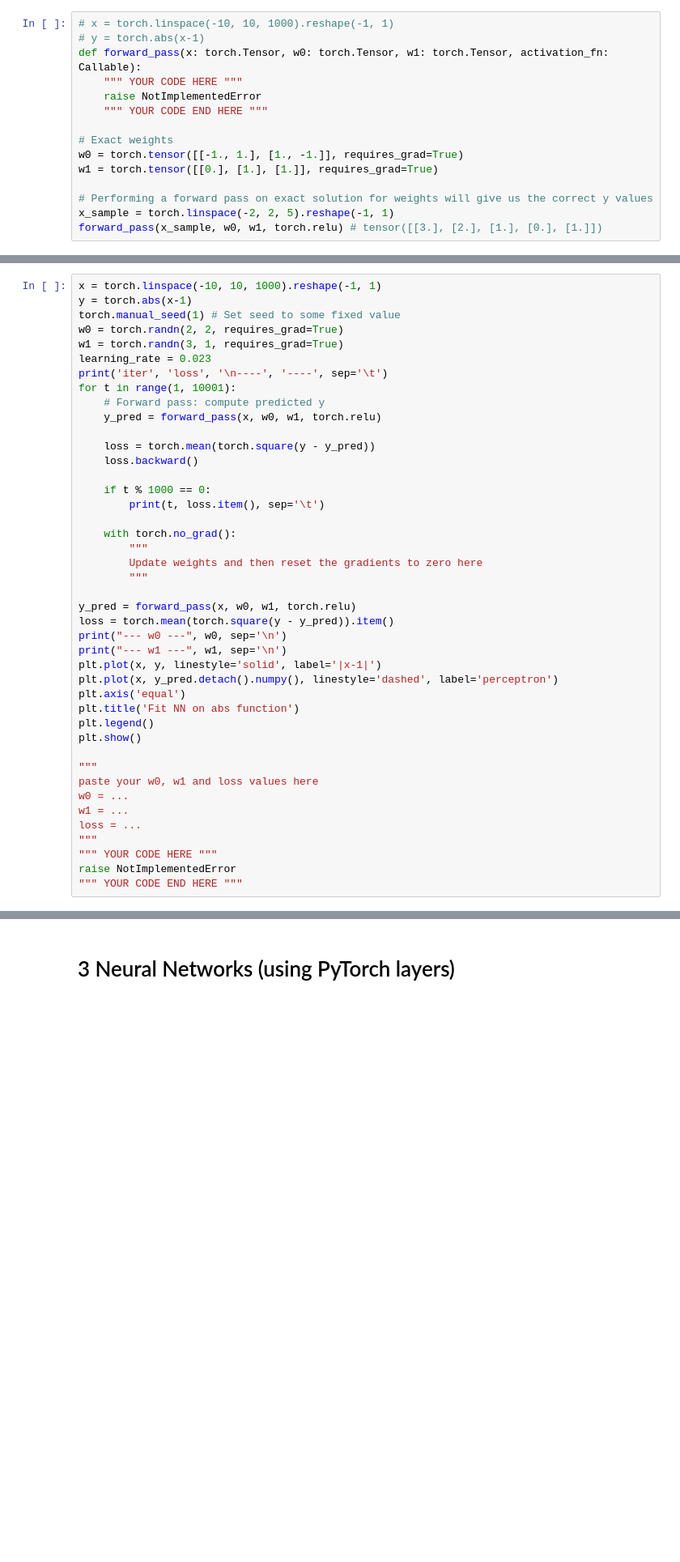
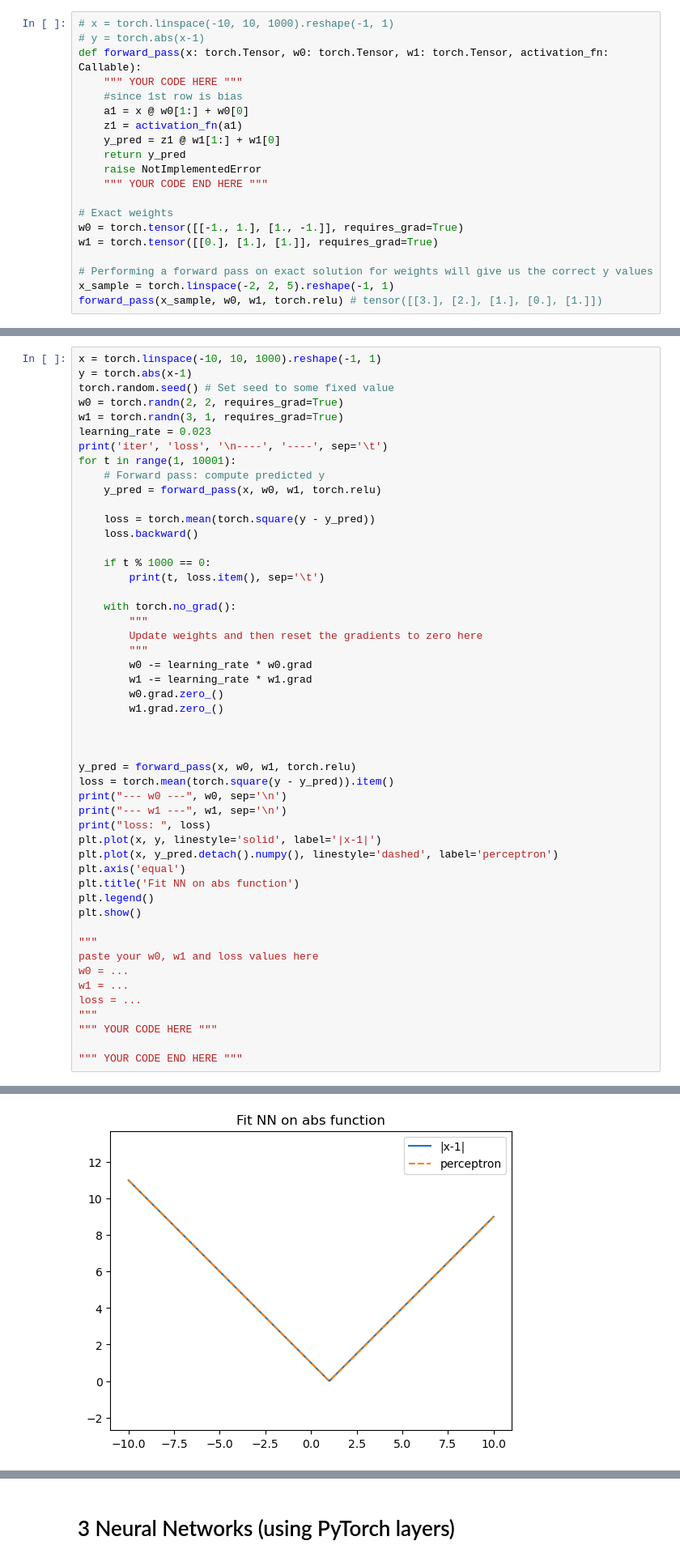
Before and after one commit to Ejento47/IntroToML, a Jupyter notebook: ps4/ps4.ipynb, the cells around one changed output, grey strips where cells are left out. Shown at 81% size. Saved outputs shown, nothing was run; the diff lists cells and outputs as text; blank space fills up the shorter version.

```diff
--- a/ps4/ps4.ipynb
+++ b/ps4/ps4.ipynb
@@ -433,6 +433,11 @@ In this task, you are required implement the function `forward_pass` that takes
 # y = torch.abs(x-1)
 def forward_pass(x: torch.Tensor, w0: torch.Tensor, w1: torch.Tensor, activation_fn: Callable):
     """ YOUR CODE HERE """
+    #since 1st row is bias
+    a1 = x @ w0[1:] + w0[0]
+    z1 = activation_fn(a1)
+    y_pred = z1 @ w1[1:] + w1[0]
+    return y_pred
     raise NotImplementedError
     """ YOUR CODE END HERE """
 
@@ -464,7 +475,7 @@ Submit your values of `w0`, `w1`, and `loss` value onto Coursemology. Your `loss
 # %%
 x = torch.linspace(-10, 10, 1000).reshape(-1, 1)
 y = torch.abs(x-1)
-torch.manual_seed(1) # Set seed to some fixed value
+torch.random.seed() # Set seed to some fixed value
 w0 = torch.randn(2, 2, requires_grad=True)
 w1 = torch.randn(3, 1, requires_grad=True)
 learning_rate = 0.023
@@ -483,11 +494,18 @@ for t in range(1, 10001):
         """
         Update weights and then reset the gradients to zero here
         """
+        w0 -= learning_rate * w0.grad
+        w1 -= learning_rate * w1.grad
+        w0.grad.zero_()
+        w1.grad.zero_()
+
+
 
 y_pred = forward_pass(x, w0, w1, torch.relu)
 loss = torch.mean(torch.square(y - y_pred)).item()
 print("--- w0 ---", w0, sep='\n')
 print("--- w1 ---", w1, sep='\n')
+print("loss: ", loss)
 plt.plot(x, y, linestyle='solid', label='|x-1|')
 plt.plot(x, y_pred.detach().numpy(), linestyle='dashed', label='perceptron')
 plt.axis('equal')
@@ -502,5 +520,6 @@ w1 = ...
 loss = ...
 """
 """ YOUR CODE HERE """
-raise NotImplementedError
+
 """ YOUR CODE END HERE """
+# %% [output]
@@ -506,0 +546 @@ raise NotImplementedError
+[figure, added]
```
Also changed, not shown: parts of 4 cells of this notebook.
